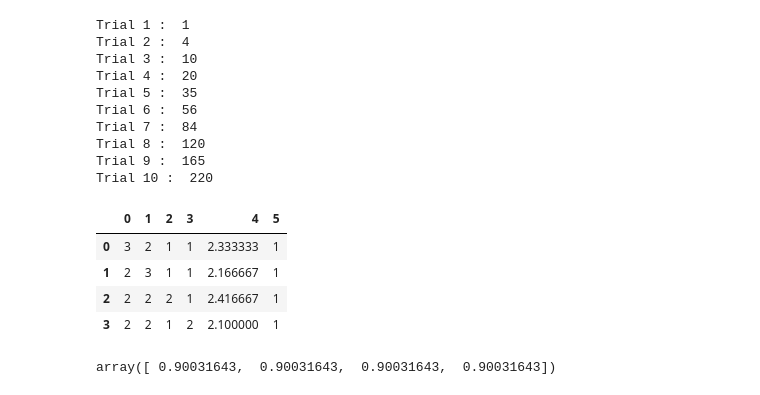
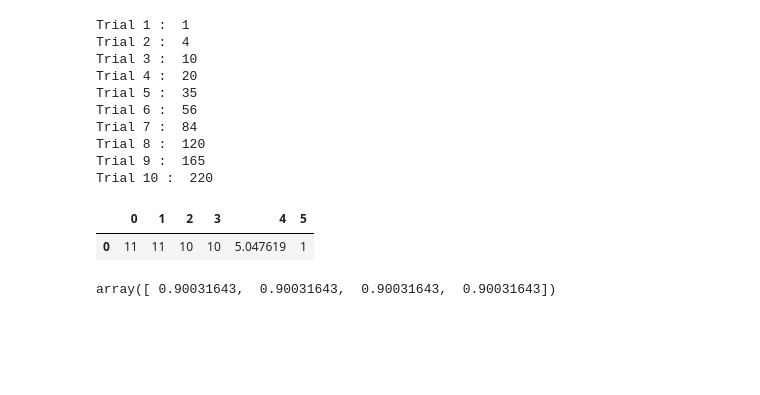
Before and after one commit to timoryxl/Multi-armed-bandit, a Jupyter notebook: Multi-Armed_Bandit_HARIHARAN.ipynb, the cells around one changed output. Saved outputs shown, nothing was run; the diff lists cells and outputs as text; code cells hidden in the pictures; blank space fills up the shorter version.

```diff
--- a/Multi-Armed_Bandit_HARIHARAN.ipynb
+++ b/Multi-Armed_Bandit_HARIHARAN.ipynb
@@ -158,14 +158,11 @@ def Bernoulli_Bandit(a1, b1, a2, b2, N):
         Previous_Node = Previous_Nodes_Func(a1, b1, a2, b2, j, Previous_Node)
 
     return(Previous_Node)
-# %%
-Previous_Nodes
-# %% [output]
-|  | 0 | 1 | 2 | 3 | 4 | 5 |
-| 0 | 3 | 2 | 1 | 1 | 2.333333 | 1 |
-| 1 | 2 | 3 | 1 | 1 | 2.166667 | 1 |
-| 2 | 2 | 2 | 2 | 1 | 2.416667 | 1 |
-| 3 | 2 | 2 | 1 | 2 | 2.100000 | 1 |
+# %%
+Bernoulli_Bandit(11, 11, 10, 10, 3)
+# %% [output]
+|  | 0 | 1 | 2 | 3 | 4 | 5 |
+| 0 | 11 | 11 | 10 | 10 | 5.047619 | 1 |
 # %%
 ##Gaussian Process Code##
 
```
Also changed, not shown: 1 other file.
